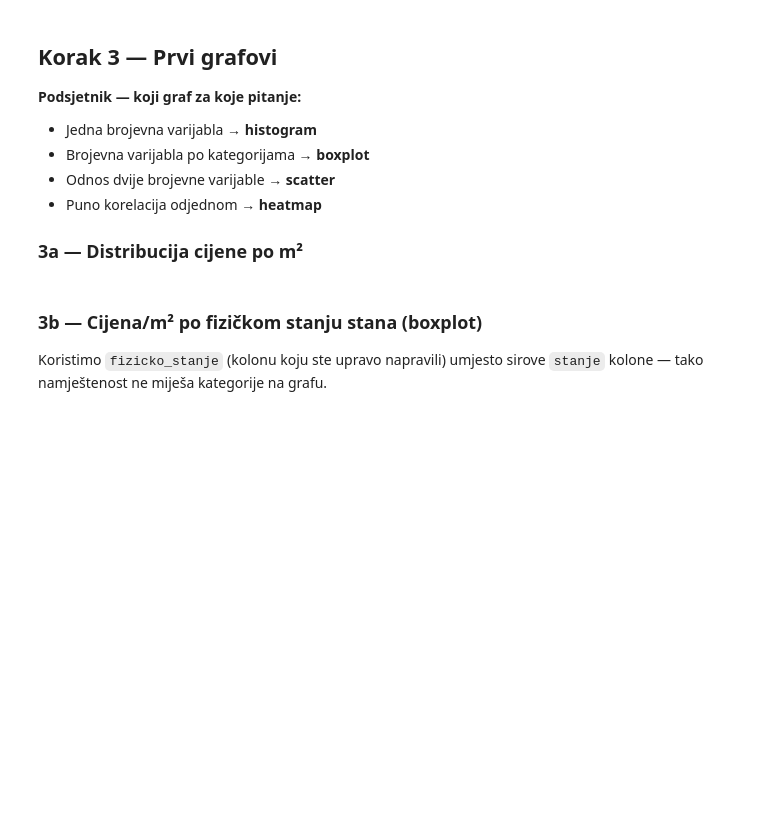
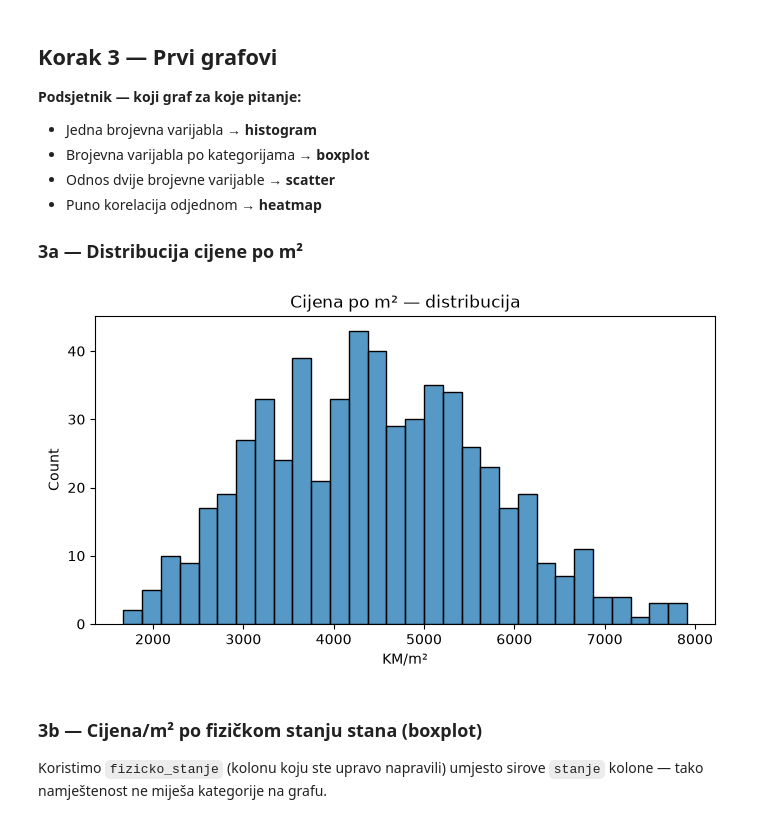
Before and after one commit to asja-b/ailab-ml1, a Jupyter notebook: EDA_tuzla_stanovi.ipynb, the cells around one changed output. Cells and saved outputs as stored; diff of their text form; code cells hidden in the pictures; blank space fills up the shorter version.

```diff
--- a/EDA_tuzla_stanovi.ipynb
+++ b/EDA_tuzla_stanovi.ipynb
@@ -101,7 +183,7 @@ def parse_sprat(v):
         return np.nan
     s = str(v).strip().lower()
     # TODO: ako je tekst 'prizemlje', to je sprat 0
-    if s == ___:
+    if s == 'prizemlje':
         return 0
     try:
         return float(s)
@@ -115,13 +197,13 @@ def parse_godina(v):
     # TODO: ako string sadrži '-' ili 'do', to je raspon (npr. '1970-1979') - uzmi sredinu kao procjenu
     if '-' in s or 'do' in s:
         nums = [int(x) for x in re.findall(r'\d{4}', s)]
-        return float(np.mean(___)) if nums else np.nan
+        return float(np.mean(nums)) if nums else np.nan
     try:
         return float(s)
     except ValueError:
         return np.nan
 
 # TODO: primijeni obje funkcije
-df['sprat_clean'] = df['sprat'].apply(___)
-df['godina_clean'] = df['godina_izgradnje'].apply(___)
+df['sprat_clean'] = df['sprat'].apply(parse_sprat)
+df['godina_clean'] = df['godina_izgradnje'].apply(parse_godina)
 df[['sprat', 'sprat_clean', 'godina_izgradnje', 'godina_clean']].sample(8)
@@ -159,3 +251,24 @@ print(df['stanje'].value_counts(dropna=False))
 # Provjera:
 # print(df['fizicko_stanje'].isna().sum())
 # print(df['namjestenost_clean'].isna().sum())
+
+FIZICKO = {'Nov', 'Renoviran', 'Potrebna renovacija', 'Useljivo', 'Dobro stanje'}
+NAMJESTENOST = {'Namješten', 'Nenamješten'}
+
+def parse_fizicko_stanje(v):
+    if pd.isna(v):
+        return np.nan
+    s = str(v).strip()
+    return s if s in FIZICKO else np.nan
+
+def parse_namjestenost(v):
+    if pd.isna(v):
+        return np.nan
+    s = str(v).strip()
+    return s if s in NAMJESTENOST else np.nan
+
+df['fizicko_stanje'] = df['stanje'].apply(parse_fizicko_stanje)
+df['namjestenost_clean'] = df['stanje'].apply(parse_namjestenost)
+
+print(df['fizicko_stanje'].isna().sum())
+print(df['namjestenost_clean'].isna().sum())
@@ -164,14 +290,21 @@ print(df['stanje'].value_counts(dropna=False))
 Neki stanovi su objavljeni dvaput (isti detalji, drugi ID oglasa). Neki redovi imaju očigledne greške u unosu (npr. cijena od 1 KM, stan od 4 m², sprat 45).
 # %%
 # TODO: pronađi duplirane redove (isti stan, različit oglas_id) - koristi kolone koje NISU oglas_id
-dupli = df.duplicated(subset=[___], keep=False)
+kolone = ['naselje_clean', 'kvadratura_clean', 'sprat_clean', 'cijena_km_clean']
+
+dupli = df.duplicated(subset=kolone, keep=False)
 print("Broj redova uključenih u duplikate:", dupli.sum())
 
 # TODO: filtriraj razumne opsege (cijena/m2 između 1000 i 10000 KM, kvadratura između 15 i 250, sprat <= 20)
-df_clean = df[___].copy()
+cijena_po_m2 = df['cijena_km_clean'] / df['kvadratura_clean']
+df_clean = df[
+    (cijena_po_m2 >= 1000) & (cijena_po_m2 <= 10000) &
+    (df['kvadratura_clean'].between(15, 250)) &
+    (df['sprat_clean'] <= 20)
+].copy()
 
 # TODO: ukloni duplikate
-df_clean = df_clean.drop_duplicates(subset=[___])
+df_clean = df_clean.drop_duplicates(subset=kolone)
 
 df_clean['cijena_m2'] = df_clean['cijena_km_clean'] / df_clean['kvadratura_clean']
 print("Redova prije čišćenja:", len(df), "| poslije:", len(df_clean))
@@ -188,10 +324,12 @@ print("Redova prije čišćenja:", len(df), "| poslije:", len(df_clean))
 # %%
 plt.figure(figsize=(8, 4))
 # TODO: nacrtaj histogram kolone 'cijena_m2' iz df_clean, 30 binova
-sns.___(df_clean[___], bins=___)
+sns.histplot(df_clean['cijena_m2'], bins=30)
 plt.title('Cijena po m² — distribucija')
 plt.xlabel('KM/m²')
 plt.show()
+# %% [output]
+[figure, added]
 # %% [markdown]
 ### 3b — Cijena/m² po fizičkom stanju stana (boxplot)
 
```
Also changed, not shown: parts of 13 cells of this notebook, 2 other files.
